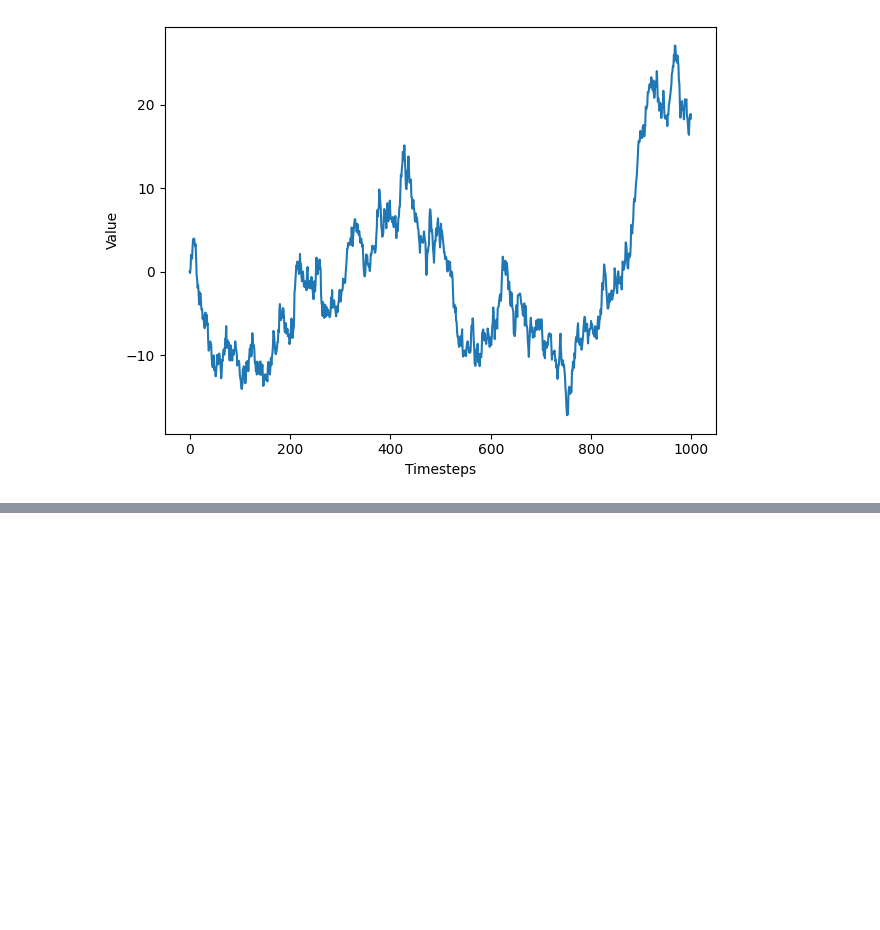
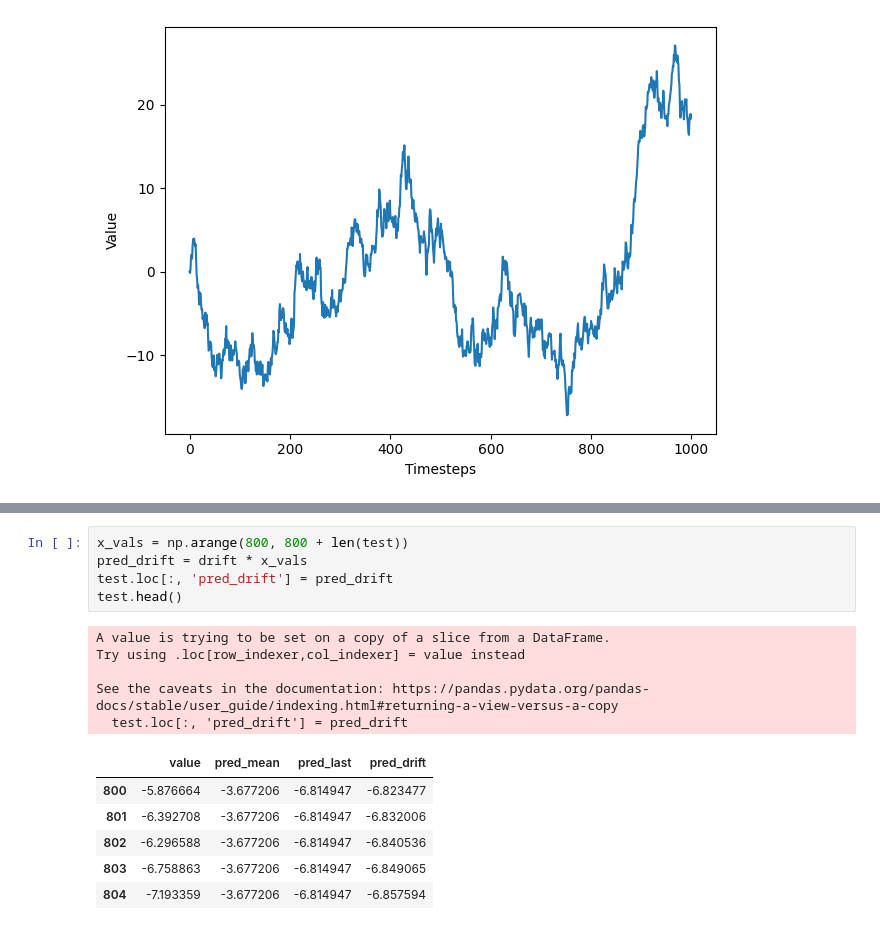
Before and after one commit to luiscxz/Series-Temporales, a Jupyter notebook: Cap3-Haciendo un paseo aleatorio.ipynb, the cells around one changed output, grey strips where cells are left out. Drawn from its saved outputs; the diff is of its cells as text; blank space fills up the shorter version.

```diff
--- a/Cap3-Haciendo un paseo aleatorio.ipynb
+++ b/Cap3-Haciendo un paseo aleatorio.ipynb
@@ -254,0 +322,17 @@ plt.tight_layout()
+# %%
+x_vals = np.arange(800, 800 + len(test))
+pred_drift = drift * x_vals
+test.loc[:, 'pred_drift'] = pred_drift
+test.head()
+# %% [output]
+A value is trying to be set on a copy of a slice from a DataFrame.
+Try using .loc[row_indexer,col_indexer] = value instead
+
+See the caveats in the documentation: https://pandas.pydata.org/pandas-docs/stable/user_guide/indexing.html#returning-a-view-versus-a-copy
+  test.loc[:, 'pred_drift'] = pred_drift
+|  | value | pred_mean | pred_last | pred_drift |
+| 800 | -5.876664 | -3.677206 | -6.814947 | -6.823477 |
+| 801 | -6.392708 | -3.677206 | -6.814947 | -6.832006 |
+| 802 | -6.296588 | -3.677206 | -6.814947 | -6.840536 |
+| 803 | -6.758863 | -3.677206 | -6.814947 | -6.849065 |
+| 804 | -7.193359 | -3.677206 | -6.814947 | -6.857594 |
```
Also changed, not shown: parts of 24 cells of this notebook.
